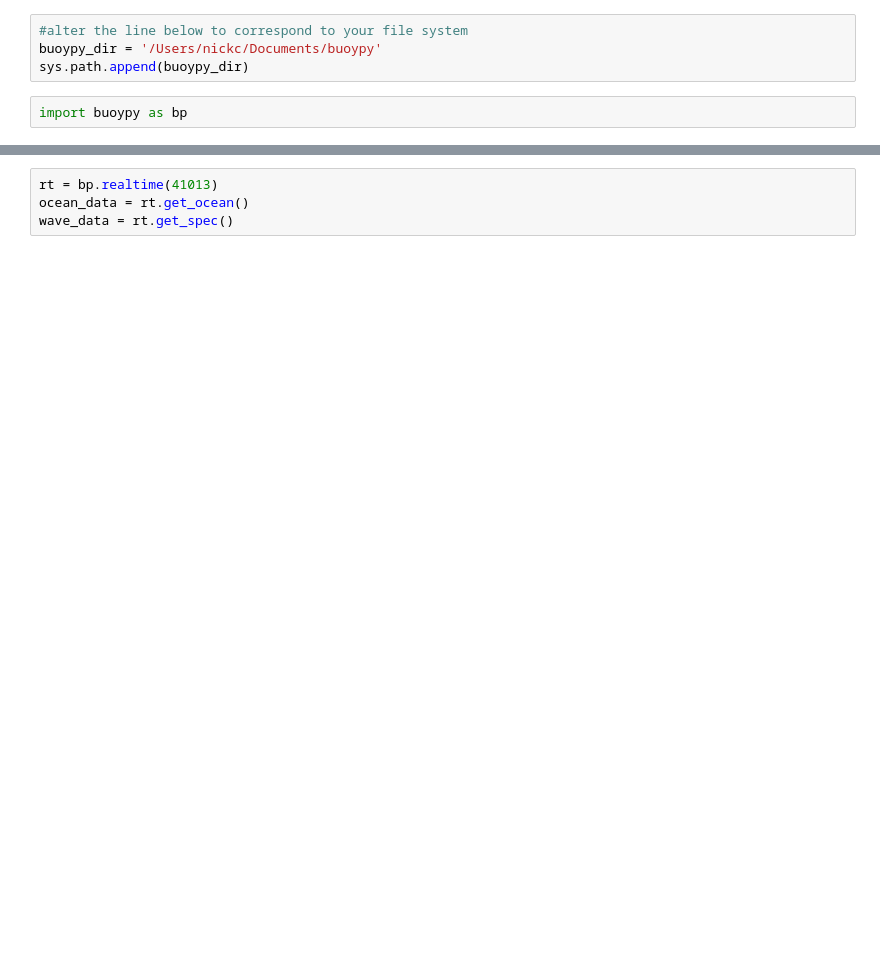
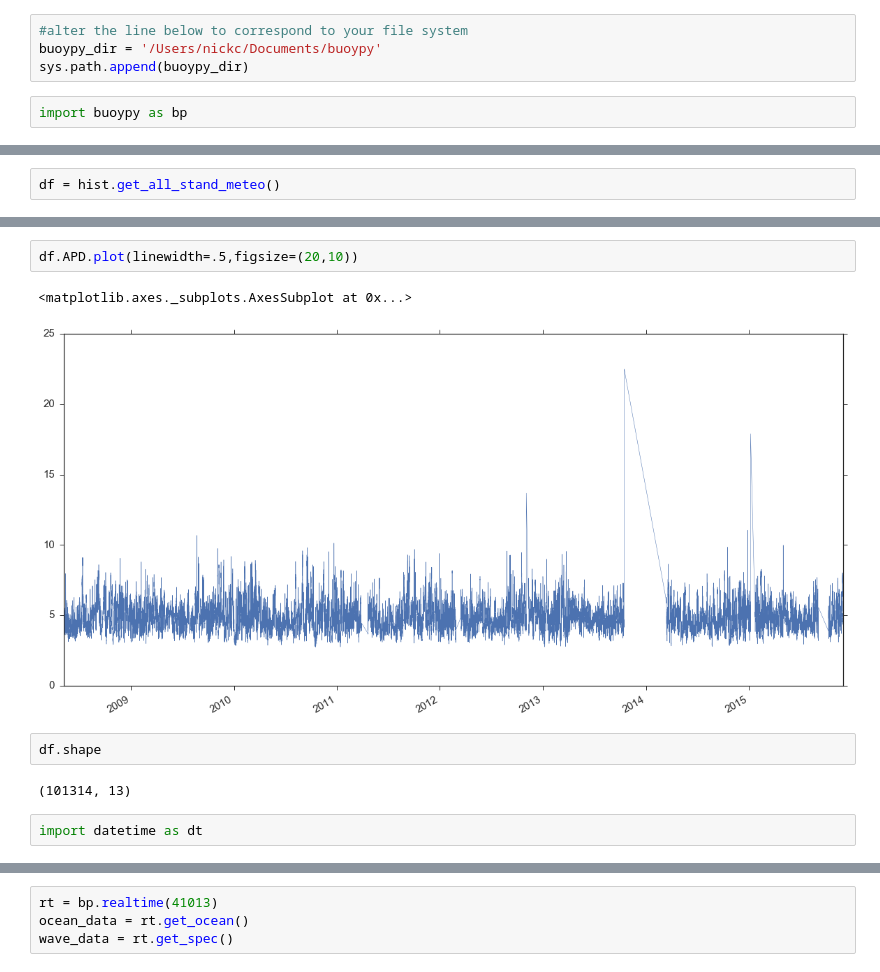
Before and after one commit to nickc1/buoypy, a Jupyter notebook: scripts/buoy_data_analysis.ipynb, the cells around one changed output, grey strips where cells are left out. Saved outputs shown, nothing was run; the diff lists cells and outputs as text; blank space fills up the shorter version.

```diff
--- a/scripts/buoy_data_analysis.ipynb
+++ b/scripts/buoy_data_analysis.ipynb
@@ -111,0 +67,2 @@ bp.realtime.
+# %%
+df = hist.get_all_stand_meteo()
@@ -111,0 +98,11 @@ bp.realtime.
+# %%
+df.APD.plot(linewidth=.5,figsize=(20,10))
+# %% [output]
+<matplotlib.axes._subplots.AxesSubplot at 0x...>
+[figure, added]
+# %%
+df.shape
+# %% [output]
+(101314, 13)
+# %%
+import datetime as dt
```
Also changed, not shown: parts of 107 cells of this notebook, 3 other files.
